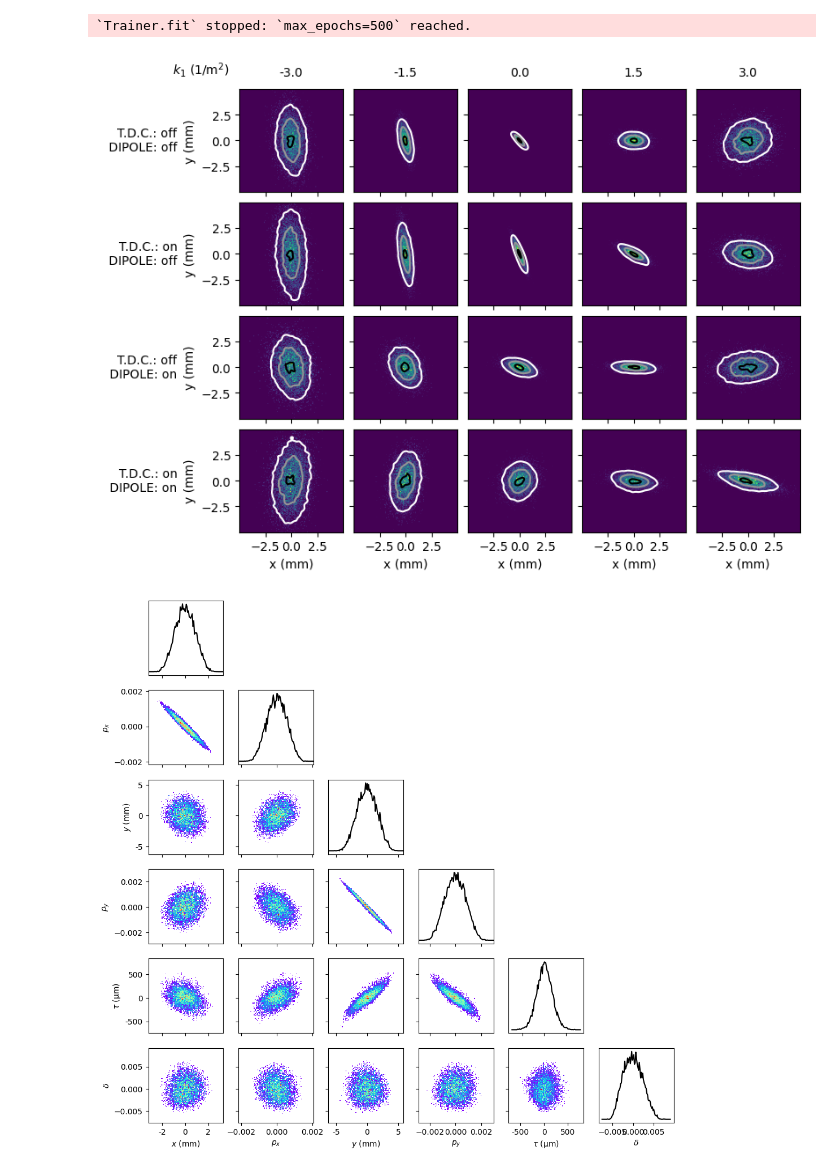
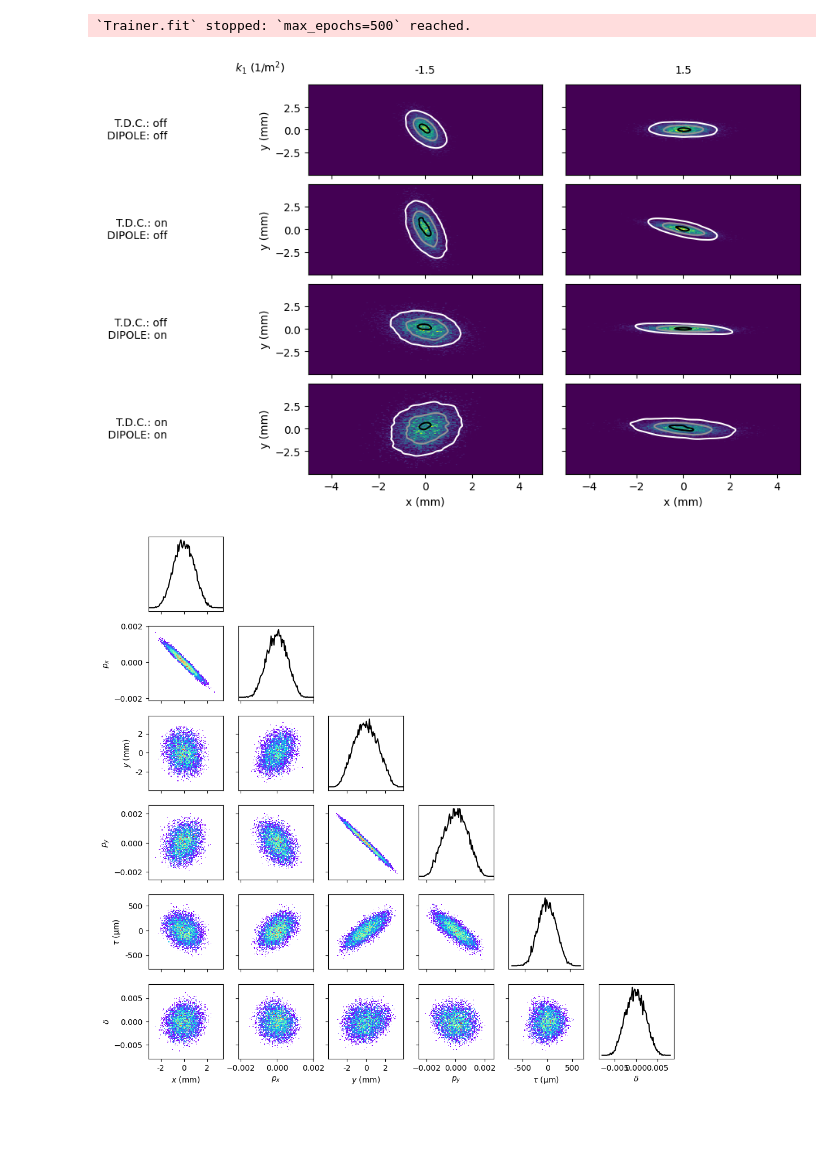
Before and after one commit to roussel-ryan/gpsr, a Jupyter notebook: docs/examples/example_reconstruction_6d.ipynb, the cells around one changed output. Drawn from its saved outputs; the diff is of its cells as text; code cells hidden in the pictures; blank space fills up the shorter version.

Commit message:
add data split in 6d example

```diff
--- a/docs/examples/example_reconstruction_6d.ipynb
+++ b/docs/examples/example_reconstruction_6d.ipynb
@@ -11,19 +12,22 @@ from gpsr.beams import NNParticleBeamGenerator
 # %% [markdown]
 ## Import data
 # %%
-obs_dataset = torch.load(
+dset = torch.load(
     "example_data/example_datasets/reconstruction_6D.dset", weights_only=False
 )
 
 print(
-    obs_dataset.parameters.shape,
-    obs_dataset.six_d_parameters.shape,
-    obs_dataset.observations[0].shape,
-    obs_dataset.six_d_observations[0].shape,
-    type(obs_dataset.screens[0]),
+    dset.parameters.shape,
+    dset.six_d_parameters.shape,
+    dset.observations[0].shape,
+    dset.six_d_observations[0].shape,
+    type(dset.screens[0]),
 )
 
-obs_dataset.plot_data(publication_size=True);
+dset.plot_data(publication_size=True);
 # %% [output]
 torch.Size([10, 2, 3]) torch.Size([5, 2, 2, 3]) torch.Size([10, 200, 200]) torch.Size([5, 2, 200, 200]) <class 'cheetah.accelerator.screen.Screen'>
 [figure]
+# %%
+train_k_ids = np.arange(0, len(dset.six_d_parameters), 2)
+train_dset, test_dset = split_dataset(dset, train_k_ids)
@@ -34,7 +46,7 @@ These parameters match those at the Argonne Wakefield Accelerator (AWA) and were
 # %%
 p0c = 43.36e6  # reference momentum in eV/c
 
-screens = obs_dataset.screens
+screens = train_dset.screens
 
 l_quad = 0.11
 l_tdc = 0.01
@@ -83,17 +95,17 @@ HPU available: False, using: 0 HPUs
 # %%
 reconstructed_beam = litgpsr.gpsr_model.beam_generator()
 # %%
-train_params = obs_dataset.six_d_parameters
-pred = tuple([ele.detach() for ele in gpsr_model(train_params)])
-pred_dataset = SixDReconstructionDataset(train_params, pred, obs_dataset.screens)
-obs_dataset.plot_data(
+test_params = test_dset.six_d_parameters
+pred = tuple([ele.detach() for ele in gpsr_model(test_params)])
+pred_dset = SixDReconstructionDataset(test_params, pred, test_dset.screens)
+test_dset.plot_data(
     publication_size=True,
-    overlay_data=pred_dataset,
+    overlay_data=pred_dset,
     overlay_kwargs={"cmap": "Greys", "levels": [0.1, 0.5, 0.9]},
 );
 # %% [output]
-[figure, old version]
+[figure, new version]
 # %%
 reconstructed_beam.plot_distribution();
 # %% [output]
-[figure, old version]
+[figure, new version]
```
Also changed, not shown: parts of 4 cells of this notebook.
